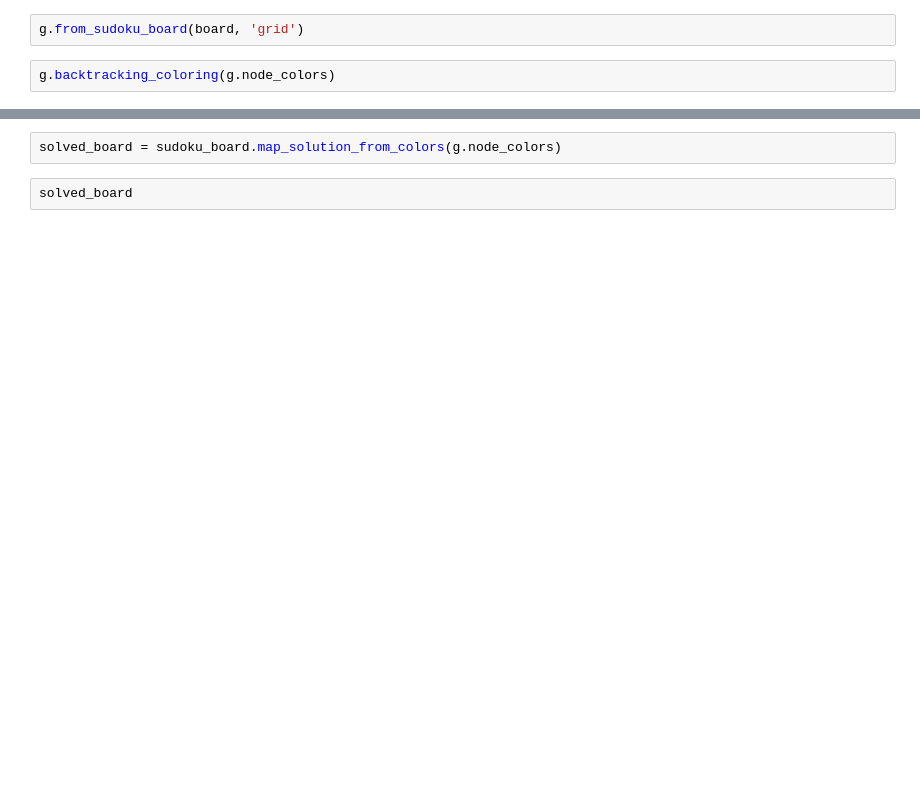
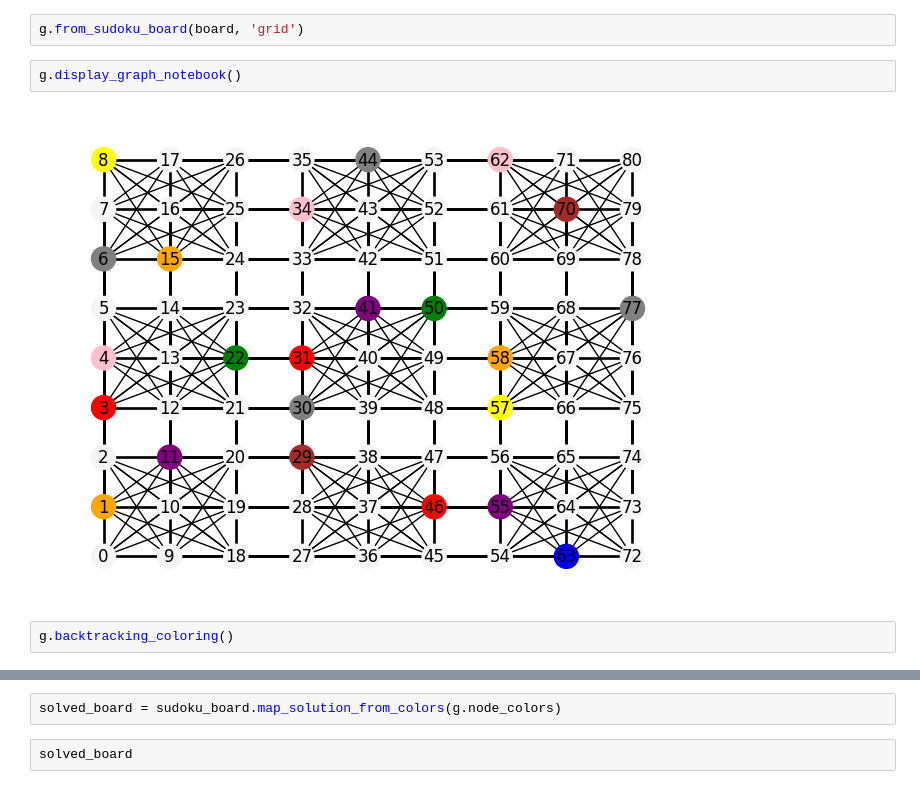
Before and after one commit to AldonaSwirad/graph-coloring, a Jupyter notebook: Notebooki/jupyer_test.ipynb, the cells around one changed output, grey strips where cells are left out. Cells and saved outputs as stored; diff of their text form; blank space fills up the shorter version.

Commit message:
Implementacja backtrackingu

```diff
--- a/Notebooki/jupyer_test.ipynb
+++ b/Notebooki/jupyer_test.ipynb
@@ -44,7 +54,11 @@ array([[5, 0, 0, 6, 9, 4, 0, 3, 2],
 # %%
 g.from_sudoku_board(board, 'grid')
+# %%
+g.display_graph_notebook()
+# %% [output]
+[figure, added]
 # %%
-g.backtracking_coloring(g.node_colors)
+g.backtracking_coloring()
 # %%
 g.display_graph_notebook()
 # %% [output]
```
Also changed, not shown: parts of 14 cells of this notebook.
